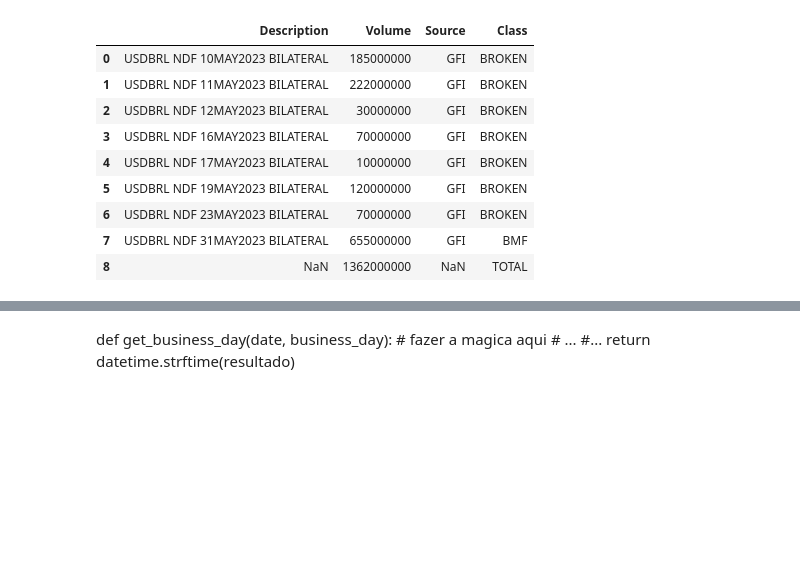
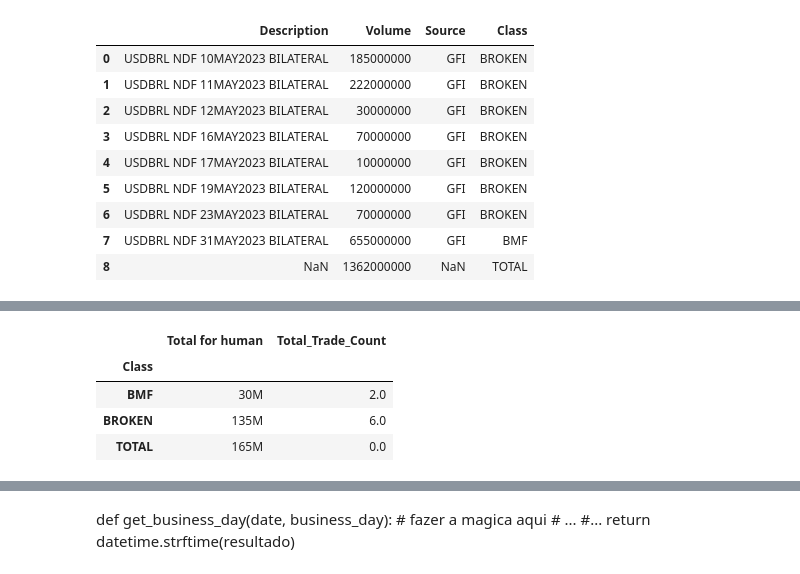
Before and after one commit to cleitonsouza01/ndfutil, a Jupyter notebook: test.ipynb, the cells around one changed output, grey strips where cells are left out. Saved outputs shown, nothing was run; the diff lists cells and outputs as text; code cells hidden in the pictures; blank space fills up the shorter version.

```diff
--- a/test.ipynb
+++ b/test.ipynb
@@ -85,0 +112,8 @@ mining.gfi_calcs()
+# %%
+mining.tradition_calcs()
+# %% [output]
+|  | Total for human | Total_Trade_Count |
+| Class |  |  |
+| BMF | 30M | 2.0 |
+| BROKEN | 135M | 6.0 |
+| TOTAL | 165M | 0.0 |
```
Also changed, not shown: parts of 23 cells of this notebook, 1 other file.
